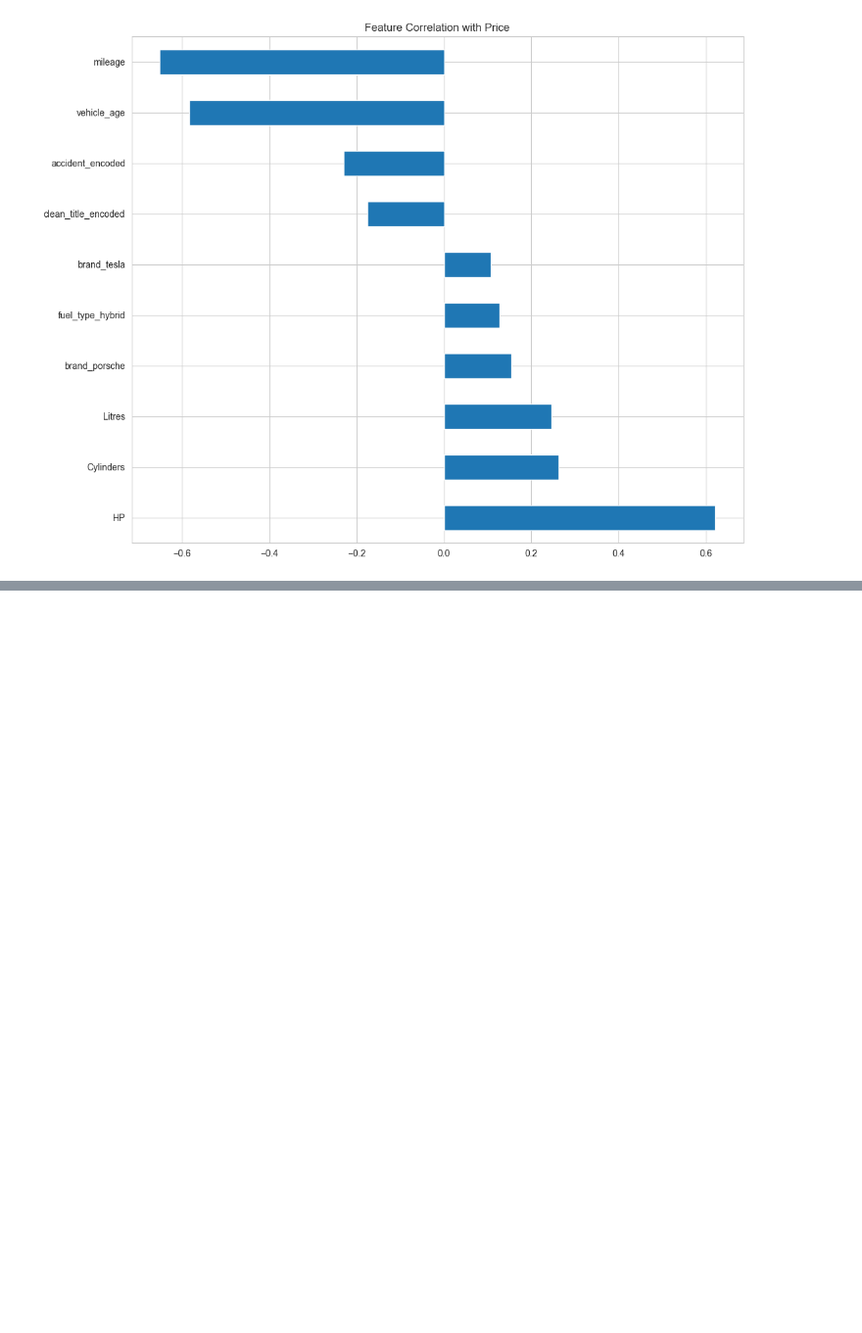
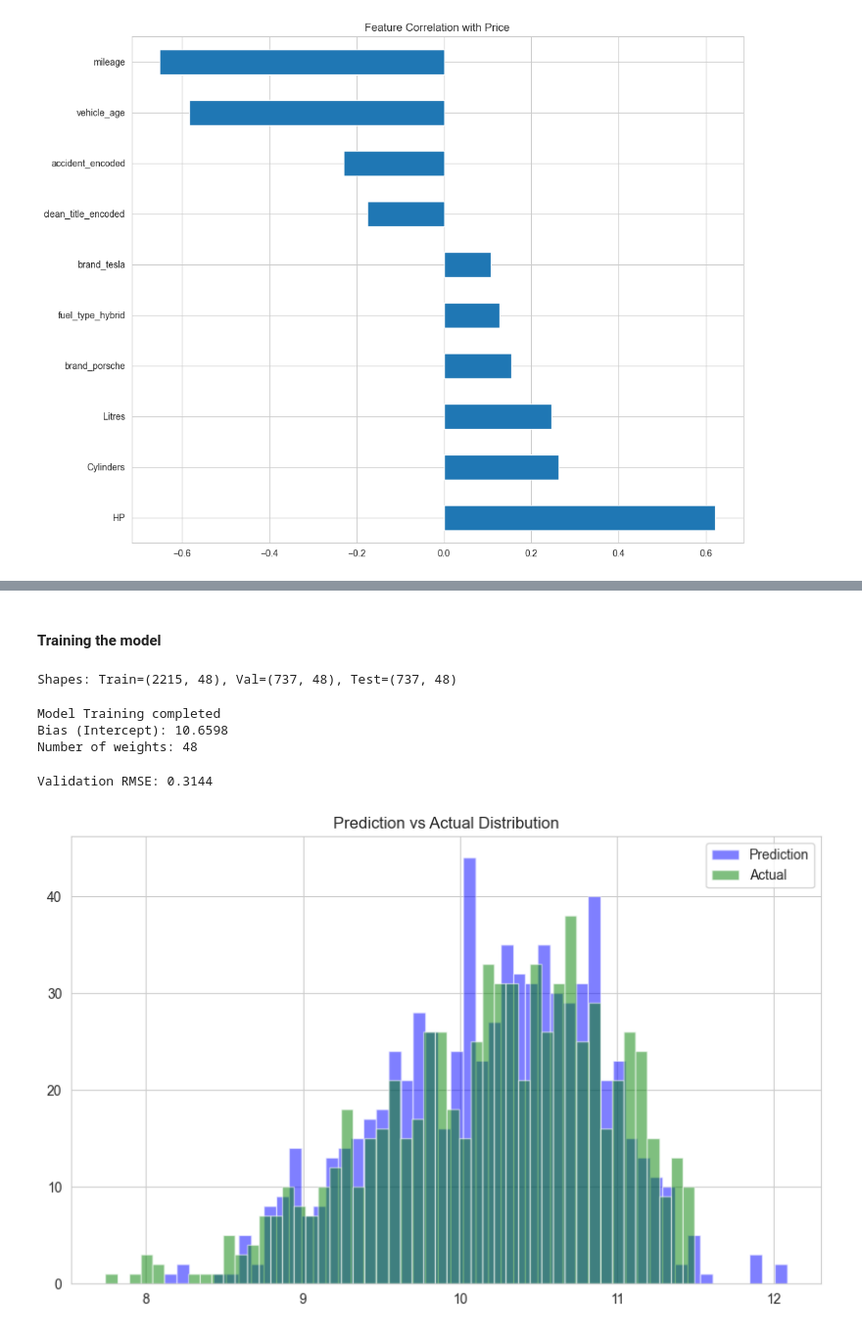
Before and after one commit to Berniceboateng775/nsp-training-program, a Jupyter notebook: car-price-model.ipynb, the cells around one changed output, grey strips where cells are left out. Shown at 98% size. Cells and saved outputs as stored; diff of their text form; code cells hidden in the pictures; blank space fills up the shorter version.

Commit message:
linear rgegression model built with an rmse of 0.31

```diff
--- a/car-price-model.ipynb
+++ b/car-price-model.ipynb
@@ -1314,0 +1322,74 @@ Name: price, dtype: float64
+# %% [markdown]
+#### Training the model
+# %%
+#prepare inputs and target data
+X = cars.select_dtypes(include=[np.number]).drop('price', axis=1).values
+y = np.log1p(cars['price'].values)
+
+#splitting data into training, validation and test sets (60/20/20)
+n = len(cars)
+n_val = int(n * 0.2)
+n_test = int(n * 0.2)
+n_train = n - n_val - n_test
+idx = np.arange(n)
+np.random.seed(42)
+np.random.shuffle(idx)
+X_train = X[idx[:n_train]]
+y_train = y[idx[:n_train]]
+X_val = X[idx[n_train:n_train+n_val]]
+y_val = y[idx[n_train:n_train+n_val]]
+X_test = X[idx[n_train+n_val:]]
+y_test = y[idx[n_train+n_val:]]
+print(f"Shapes: Train={X_train.shape}, Val={X_val.shape}, Test={X_test.shape}")
+# %% [output]
+Shapes: Train=(2215, 48), Val=(737, 48), Test=(737, 48)
+# %%
+#training the linear regression model
+def train_linear_regression(X, y):
+    ones = np.ones(X.shape[0])
+    X = np.column_stack([ones, X])
+    XTX = X.T.dot(X)
+
+    # adding regularization to prevent singular matrix errors
+    XTX = XTX + 0.01 * np.eye(XTX.shape[0])
+
+    XTX_inv = np.linalg.inv(XTX)
+    w = XTX_inv.dot(X.T).dot(y)
+
+    return w[0], w[1:]
+
+w0, w = train_linear_regression(X_train, y_train)
+print(f"\nModel Training completed")
+print(f"Bias (Intercept): {w0:.4f}")
+print(f"Number of weights: {len(w)}")
+# %% [output]
+Model Training completed
+Bias (Intercept): 10.6598
+Number of weights: 48
+# %%
+#prediction & root mean square error Function
+def predict(X, w0, w):
+    return w0 + X.dot(w)
+
+def rmse(y, y_pred):
+    error = y - y_pred
+    se = error ** 2
+    mse = se.mean()
+    return np.sqrt(mse)
+
+y_pred_val = predict(X_val, w0, w)
+val_rmse = rmse(y_val, y_pred_val)
+print(f"Validation RMSE: {val_rmse:.4f}")
+# %% [output]
+Validation RMSE: 0.3144
+# %%
+
+#visualizing Predictions vs Actual (First 10)
+plt.figure(figsize=(10, 6))
+plt.hist(y_pred_val, color='blue', alpha=0.5, bins=50, label='Prediction')
+plt.hist(y_val, color='green', alpha=0.5, bins=50, label='Actual')
+plt.legend()
+plt.title("Prediction vs Actual Distribution")
+plt.show()
+# %% [output]
+[figure, added]
```
Also changed, not shown: parts of 1 cell of this notebook.
